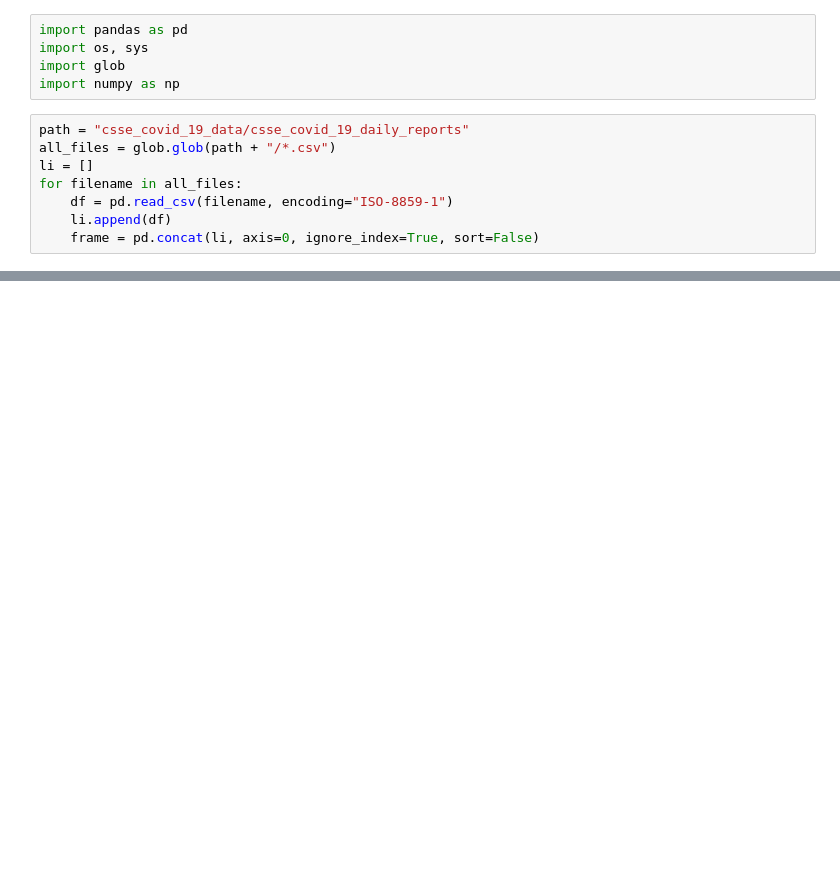
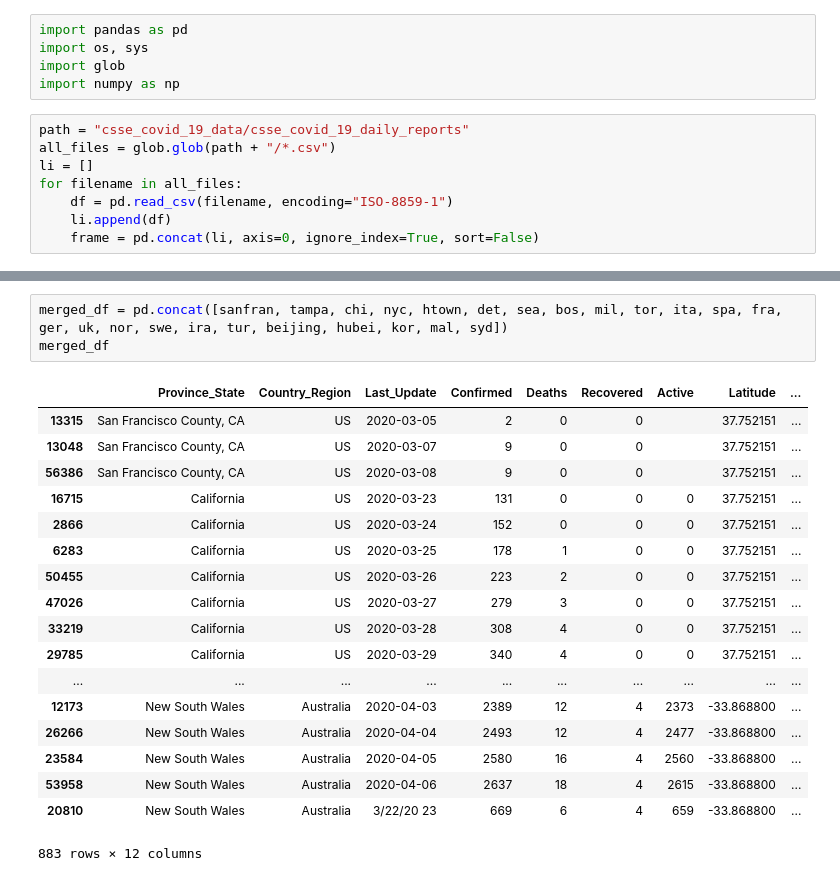
Before and after one commit to skennedy18/CovidProject, a Jupyter notebook: Iktae.ipynb, the cells around one changed output, grey strips where cells are left out. Cells and saved outputs as stored; diff of their text form; blank space fills up the shorter version.

```diff
--- a/Iktae.ipynb
+++ b/Iktae.ipynb
@@ -67,0 +148,22 @@ df
+# %%
+merged_df = pd.concat([sanfran, tampa, chi, nyc, htown, det, sea, bos, mil, tor, ita, spa, fra, ger, uk, nor, swe, ira, tur, beijing, hubei, kor, mal, syd])
+merged_df
+# %% [output]
+|  | Province_State | Country_Region | Last_Update | Confirmed | Deaths | Recovered | Active | Latitude | ... |
+| 13315 | San Francisco County, CA | US | 2020-03-05 | 2 | 0 | 0 |  | 37.752151 | ... |
+| 13048 | San Francisco County, CA | US | 2020-03-07 | 9 | 0 | 0 |  | 37.752151 | ... |
+| 56386 | San Francisco County, CA | US | 2020-03-08 | 9 | 0 | 0 |  | 37.752151 | ... |
+| 16715 | California | US | 2020-03-23 | 131 | 0 | 0 | 0 | 37.752151 | ... |
+| 2866 | California | US | 2020-03-24 | 152 | 0 | 0 | 0 | 37.752151 | ... |
+| 6283 | California | US | 2020-03-25 | 178 | 1 | 0 | 0 | 37.752151 | ... |
+| 50455 | California | US | 2020-03-26 | 223 | 2 | 0 | 0 | 37.752151 | ... |
+| 47026 | California | US | 2020-03-27 | 279 | 3 | 0 | 0 | 37.752151 | ... |
+| 33219 | California | US | 2020-03-28 | 308 | 4 | 0 | 0 | 37.752151 | ... |
+| 29785 | California | US | 2020-03-29 | 340 | 4 | 0 | 0 | 37.752151 | ... |
+| ... | ... | ... | ... | ... | ... | ... | ... | ... | ... |
+| 12173 | New South Wales | Australia | 2020-04-03 | 2389 | 12 | 4 | 2373 | -33.868800 | ... |
+| 26266 | New South Wales | Australia | 2020-04-04 | 2493 | 12 | 4 | 2477 | -33.868800 | ... |
+| 23584 | New South Wales | Australia | 2020-04-05 | 2580 | 16 | 4 | 2560 | -33.868800 | ... |
+| 53958 | New South Wales | Australia | 2020-04-06 | 2637 | 18 | 4 | 2615 | -33.868800 | ... |
+| 20810 | New South Wales | Australia | 3/22/20 23 | 669 | 6 | 4 | 659 | -33.868800 | ... |
+883 rows × 12 columns
```
Also changed, not shown: parts of 9 cells of this notebook, 2 other files.
